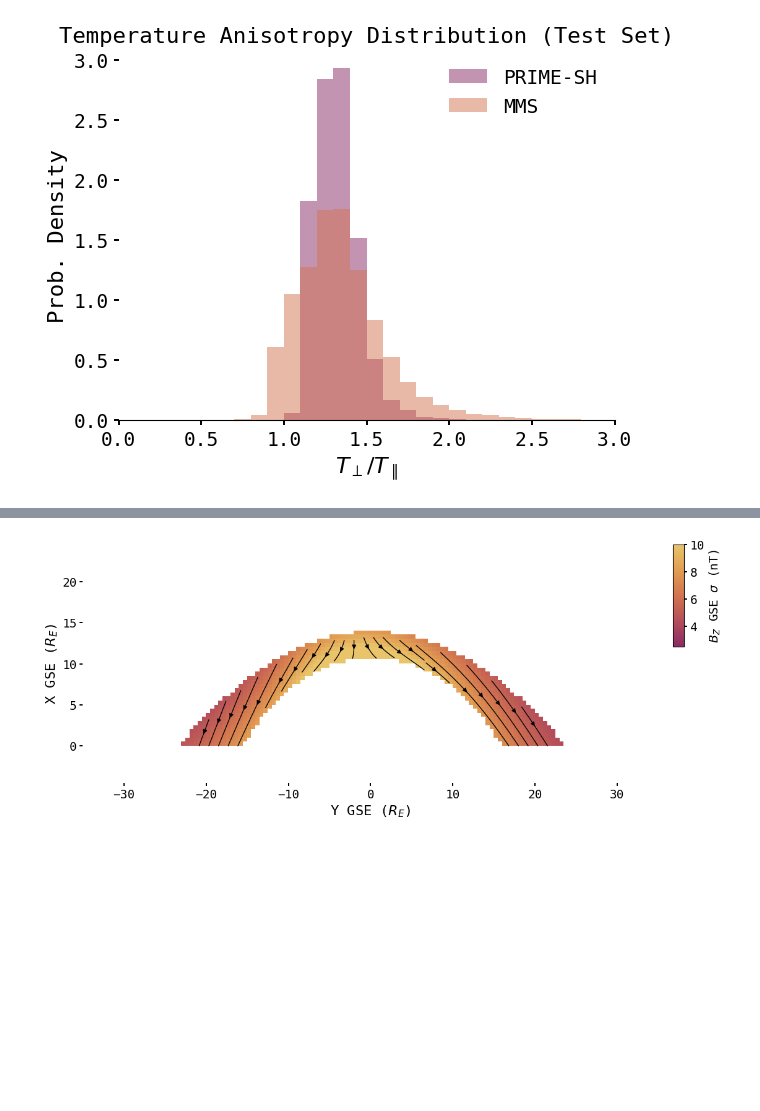
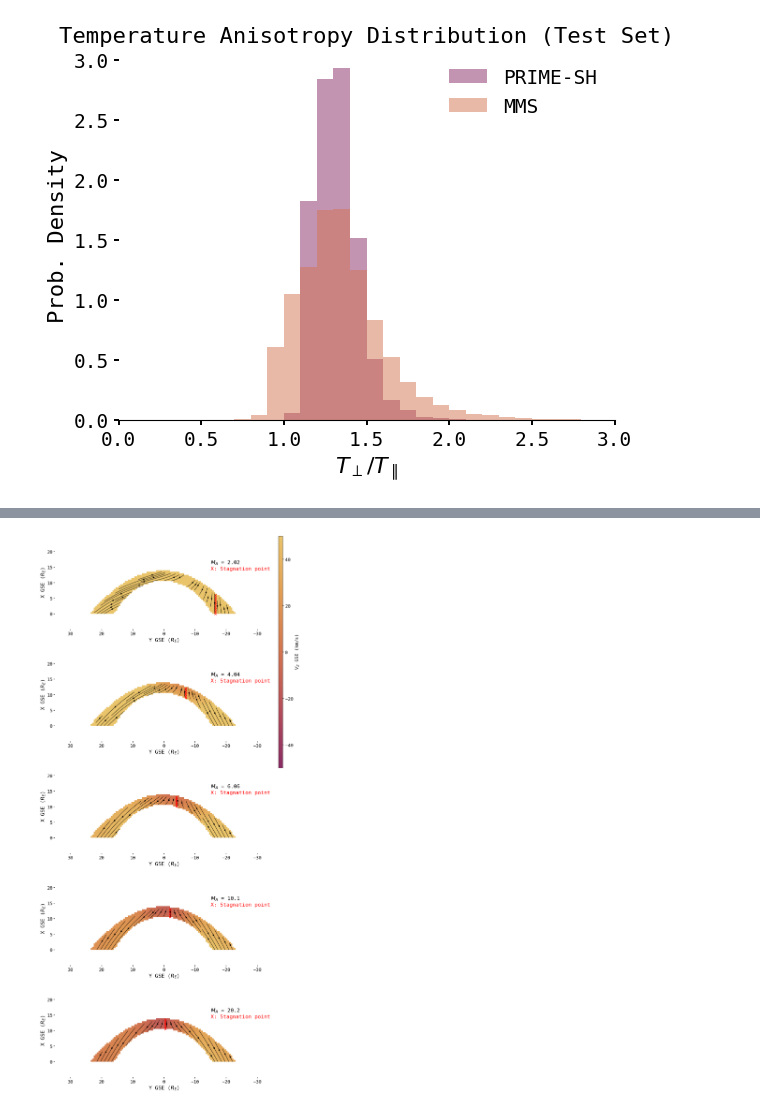
Before and after one commit to connor-obrien888/primesh, a Jupyter notebook: scratch.ipynb, the cells around one changed output, grey strips where cells are left out. Cells and saved outputs as stored; diff of their text form; code cells hidden in the pictures; blank space fills up the shorter version.

Commit message:
mach number analysis
added alfven mach number dependence of stagnation point position analysis

```diff
--- a/scratch.ipynb
+++ b/scratch.ipynb
@@ -1263,26 +1123,51 @@ def streamline(axes, frames, x_grid, y_grid, frame_index, param_index, u_index,
 # %%
-#Construct one frame of synthetic radial IMF
+#Construct frames of synthetic alfven mach numbers
 x_extent = [0, 20]
 y_extent = [-35, 35]
 gridsize = 0.5
-radial_grid = primesh.predict_grid(gridsize = gridsize, x_extent = x_extent, y_extent = y_extent, framenum = 1,
-                                   bx = -5, by = 0, bz = 1, vx = -400, vy = 0, vz = 0, ni = 7, vt = wind_data['Vth'].mean(),
+b_norms = np.array([24, 12, 8, 4.8, 2.4]) #Range of B magnitudes to use (Results in MA of 2-20)
+framenum = len(b_norms)
+bx = -1*np.sqrt(2)*b_norms
+by = np.sqrt(2)*b_norms
+bz = np.zeros(framenum)
+ni = 7*np.ones(framenum) #This is a workaround since I haven't added code to check if ni or v are scalar seperately from B yet
+
+radial_grid = primesh.predict_grid(gridsize = gridsize, x_extent = x_extent, y_extent = y_extent, framenum = framenum,
+                                   bx = bx, by = by, bz = bz, vx = -400, vy = 0, vz = 0, ni = ni, vt = wind_data['Vth'].mean(),
                                    rx = wind_data['R_xgse'].mean(), ry = wind_data['R_ygse'].mean(), rz = wind_data['R_zgse'].mean(), loc_mask = True)
+radial_grid[:,:,:,8] -= 30 #Subtract 30km/s from Vy to account for Earth's motion around the Sun
 # %%
 #Plot the uncertainty in Bz at each point in the grid
-fig, axes = plt.subplots(nrows = 1, ncols = 1, figsize = (12,5))
+fig, axes = plt.subplots(nrows = framenum, ncols = 1, figsize = (12,30))
 x_grid = np.arange(x_extent[0], x_extent[1], gridsize) #Create a grid to calculate the magnetosheath conditions on
 y_grid = np.arange(y_extent[0], y_extent[1], gridsize) #Create a grid to calculate the magnetosheath conditions on
-im, stream, ax2 = pr.streamline(axes, radial_grid, x_grid, y_grid, frame_index = 0,
-                                param_index=5, u_index=6, v_index=8, cmap=primesh_cmap,
-                                x_extent = x_extent, y_extent = y_extent, vmin = 2.5, vmax = 10)
+for idx, ax in enumerate(axes):
+    im, stream, ax2 = pr.streamline(ax, radial_grid, x_grid, y_grid, frame_index = idx,
+                                    param_index=10, u_index=6, v_index=8, cmap=primesh_cmap,
+                                    x_extent = x_extent, y_extent = y_extent, vmin = -50, vmax = 50)
 
+    # # #Draw an arrow in the top right of the plot to indicate the IMF direction
+    # a = ax.arrow(21, 13, by[idx]/b_norms[idx], bx[idx]/b_norms[idx], head_width=0.5, head_length=0.5, fc='k', ec='k') #Add new arrows to the plot
+    # ax.text(20, 13.5, r'$B_{IMF}$', fontsize = 16)
+
+    #Plot the Alfven mach number in the top left of the plot
+    ax.text(-15,16, r'$M_{A}$ = ' + str(np.round(0.0458 * np.abs(-400) * np.sqrt(7) / np.sqrt(b_norms[idx]**2), 2)), fontsize = 16)
+    #Add text below alfven mach number with X: Stagnation point in red
+    ax.text(-15,14, 'X: Stagnation point', fontsize = 16, color = 'r')
+    #Mark the grid cell where Vy (param index 8) switches sign
+    for i, x in enumerate(x_grid):
+        arg = np.argmin(np.abs(radial_grid[idx, i, :, 8]))
+        #If all the values in the grid cell are nan, skip it
+        if np.isnan(radial_grid[idx, i, :, 8]).all():
+            continue
+        else:
+            #If the grid cell to the left or right is nan do not mark it
+            if (np.ma.is_masked(radial_grid[idx, i, arg+1, 8]))|(np.ma.is_masked(radial_grid[idx, i, arg-1, 8])):
+                continue
+            else:
+                ax.scatter(y_grid[arg], x, color = 'r', marker = 'x')
 #Add colorbar for predicted data
-cbar = pr.colorbar_maker(fig, im, param_index=5)
-
-# #Draw an arrow in the top right of the plot to indicate the IMF direction
-# b_norm = np.sqrt(synth_data.loc[0, 'B_xgsm']**2 + synth_data.loc[0, 'B_ygsm']**2)
-# a = axes[0].arrow(21, 13, synth_data.loc[0, 'B_ygsm']/b_norm, synth_data.loc[0, 'B_xgsm']/b_norm, head_width=0.5, head_length=0.5, fc='k', ec='k') #Add new arrows to the plot
-# axes[0].text(20, 13.5, r'$B_{IMF}$', fontsize = 16)
+cbar = pr.colorbar_maker(fig, im, param_index=10)
+#plt.savefig(plotpath+'sheath_grid_MA.pdf', bbox_inches='tight')
 # %% [output]
-[figure, old version]
+[figure, new version]
```
Also changed, not shown: parts of 20 cells of this notebook, 9 other files.
